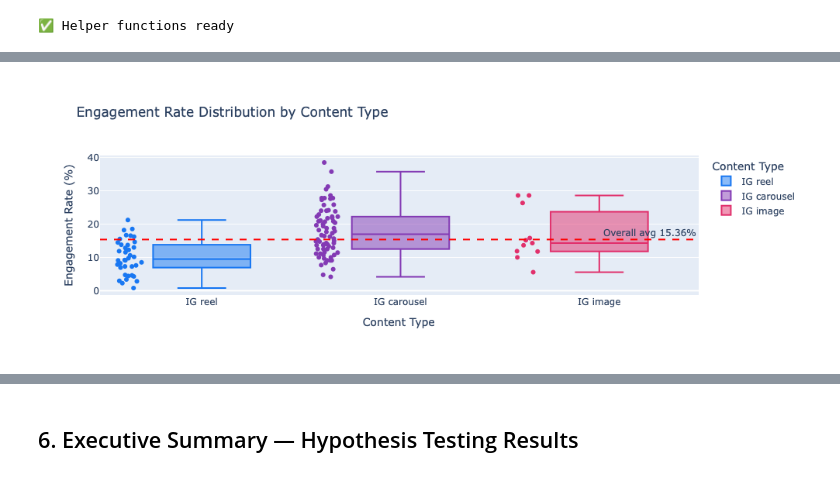
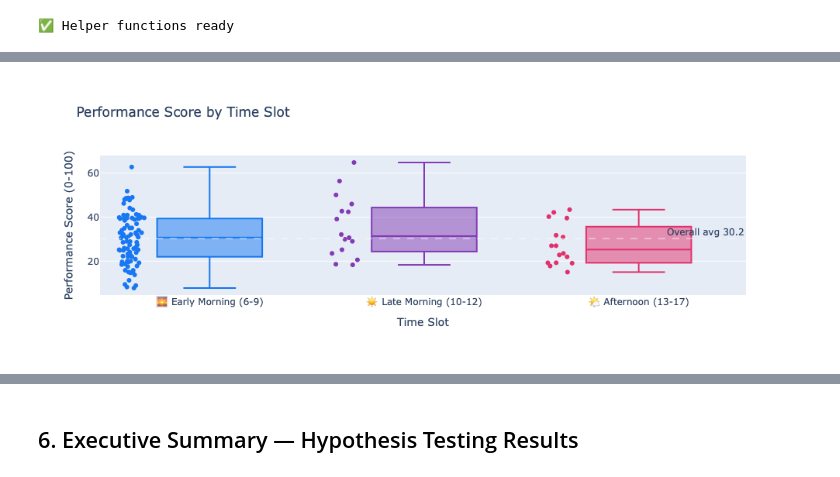
Before and after one commit to mariagarciasehara/social-media-analytics-travelmex, a Jupyter notebook: notebooks/instagram/02_Hypothesis_Testing.ipynb, the cells around one changed output, grey strips where cells are left out. Saved outputs shown, nothing was run; the diff lists cells and outputs as text; code cells hidden in the pictures.

Commit message:
feat: update all notebooks with performance_score, time slots and reach bias correction

```diff
--- a/notebooks/instagram/02_Hypothesis_Testing.ipynb
+++ b/notebooks/instagram/02_Hypothesis_Testing.ipynb
@@ -69,14 +63,17 @@ csv_files = sorted(DATA_DIR.glob("*.csv"), key=lambda f: f.stat().st_mtime, reve
 if not csv_files:
     raise FileNotFoundError("No CSV found in data/instagram/")
 
-df_raw    = load_instagram_csv(csv_files[0])
-df, meta  = preprocess_df(df_raw)
+df_raw   = load_instagram_csv(csv_files[0])
+df, meta = preprocess_df(df_raw)
 
-er_col   = meta["engagement_rate_col"]
-type_col = meta.get("type_col")
-dur_col  = meta.get("duration_col")
+er_col        = meta["engagement_rate_col"]
+ps_col        = meta["performance_score_col"]
+type_col      = meta.get("type_col")
+time_slot_col = meta.get("time_slot_col")
 
-print(f"✅ Data loaded  →  {len(df)} posts  |  ER col: {er_col}")
-print(f"   type_col     : {type_col}")
-print(f"   duration_col : {dur_col}")
+print(f"✅ Data loaded → {len(df)} posts")
+print(f"   ER col            : {er_col}")
+print(f"   Performance Score : {ps_col}")
+print(f"   Content type col  : {type_col}")
+print(f"   Time slot col     : {time_slot_col}")
 # %% [output]
@@ -196,16 +476,25 @@ Levene test (equal variance): p = 0.1048  (equal)
 # %%
-if type_col and type_col in df.columns:
+if time_slot_col and time_slot_col in df.columns:
     fig = px.box(
-        df.dropna(subset=[er_col, type_col]),
-        x=type_col, y=er_col,
-        color=type_col,
+        df.dropna(subset=[time_slot_col, ps_col]),
+        x=time_slot_col, y=ps_col,
+        color=time_slot_col,
         color_discrete_sequence=PALETTE,
-        title="Engagement Rate Distribution by Content Type",
-        labels={er_col: "Engagement Rate (%)", type_col: "Content Type"},
-        points="all"
+        title="Performance Score by Time Slot",
+        labels={ps_col: "Performance Score (0-100)", time_slot_col: "Time Slot"},
+        points="all",
+        category_orders={time_slot_col: [
+            "🌅 Early Morning (6-9)",
+            "☀️ Late Morning (10-12)",
+            "🌤️ Afternoon (13-17)",
+            "🌆 Evening (18-21)",
+            "🌙 Night (22-5)"
+        ]}
     )
-    fig.add_hline(y=df[er_col].mean(), line_dash="dash",
-                  line_color="red", annotation_text=f"Overall avg {df[er_col].mean():.2f}%")
+    fig.add_hline(y=df[ps_col].mean(), line_dash="dash",
+                  line_color="rgba(255,255,255,0.4)",
+                  annotation_text=f"Overall avg {df[ps_col].mean():.1f}")
+    fig.update_layout(showlegend=False)
     fig.show()
 # %% [output]
-[figure, old version]
+[figure, new version]
```
Also changed, not shown: parts of 26 cells of this notebook, 6 other files.
